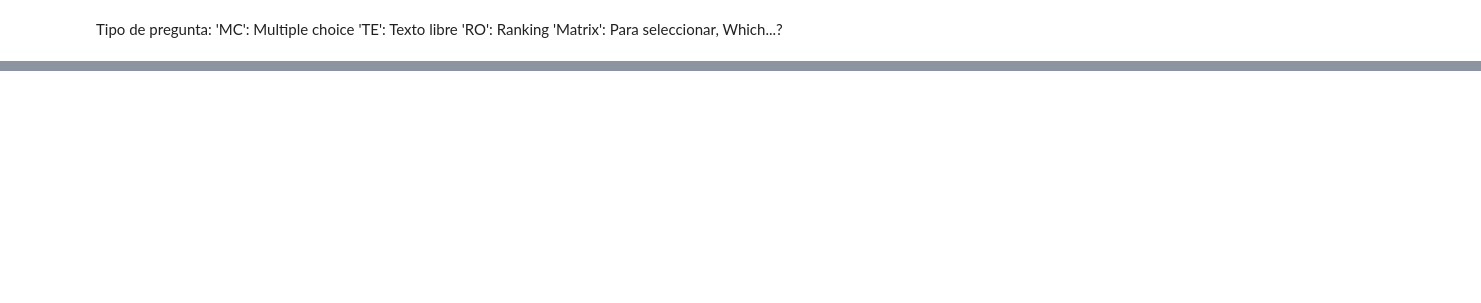
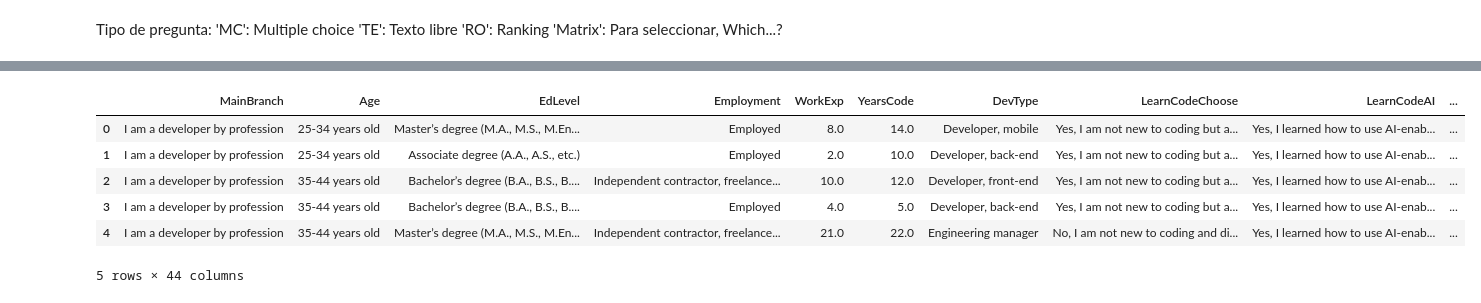
Before and after one commit to MateoGarrido13/StackOverflow-G23, a Jupyter notebook: Grupo23-Fund_C_Datos-StackOverflow.ipynb, the cells around one changed output, grey strips where cells are left out. Saved outputs shown, nothing was run; the diff lists cells and outputs as text; code cells hidden in the pictures; blank space fills up the shorter version.

```diff
--- a/Grupo23-Fund_C_Datos-StackOverflow.ipynb
+++ b/Grupo23-Fund_C_Datos-StackOverflow.ipynb
@@ -312,0 +309,38 @@ Dado que planteamos analizar la adopcion de IA por parte de los devs, la conside
+# %%
+# Vamos a deleccionar este subconjunto de variables de interes para analizar su distribucion, valores faltantes, outliers y aplicar las transformaciones que sean necesarias
+columnas_interes = [
+    # perfil
+    "MainBranch", "Age", "EdLevel", "Employment", "WorkExp", "YearsCode",
+    "DevType", "LearnCodeChoose", "LearnCodeAI", "RemoteWork", "Country",
+    # trabajo
+    "JobSat", "NewRole", "OrgSize", "ToolCountWork", "ToolCountPersonal",
+    # compensación
+    "Currency", "CompTotal", "ConvertedCompYearly",
+    # tecnologías
+    "LanguageHaveWorkedWith", "DatabaseHaveWorkedWith", "PlatformHaveWorkedWith",
+    "WebframeHaveWorkedWith", "DevEnvsChoice", "DevEnvsHaveWorkedWith",
+    "AIModelsChoice", "AIModelsHaveWorkedWith",
+    # adopción
+    "PurchaseInfluence", "TechEndorseIntro",
+    "TechEndorse_1", "TechEndorse_4", "TechEndorse_9",
+    "TechOppose_1", "TechOppose_5", "TechOppose_7", "TechOppose_9", "TechOppose_11",
+    # IA
+    "AIThreat", "AISelect", "AIAcc", "AIAgents", "AIAgentChange",
+    "AIToolPlan to partially use AI",
+    "AIToolDon't plan to use AI for this task",
+]
+
+faltantes = [c for c in columnas_interes if c not in df_encuestas.columns]
+if faltantes:
+    raise KeyError(faltantes)
+
+df_interes = df_encuestas[columnas_interes].copy()
+df_interes.head()
+# %% [output]
+|  | MainBranch | Age | EdLevel | Employment | WorkExp | YearsCode | DevType | LearnCodeChoose | LearnCodeAI | ... |
+| 0 | I am a developer by profession | 25-34 years old | Master’s degree (M.A., M.S., M.En... | Employed | 8.0 | 14.0 | Developer, mobile | Yes, I am not new to coding but a... | Yes, I learned how to use AI-enab... | ... |
+| 1 | I am a developer by profession | 25-34 years old | Associate degree (A.A., A.S., etc.) | Employed | 2.0 | 10.0 | Developer, back-end | Yes, I am not new to coding but a... | Yes, I learned how to use AI-enab... | ... |
+| 2 | I am a developer by profession | 35-44 years old | Bachelor’s degree (B.A., B.S., B.... | Independent contractor, freelance... | 10.0 | 12.0 | Developer, front-end | Yes, I am not new to coding but a... | Yes, I learned how to use AI-enab... | ... |
+| 3 | I am a developer by profession | 35-44 years old | Bachelor’s degree (B.A., B.S., B.... | Employed | 4.0 | 5.0 | Developer, back-end | Yes, I am not new to coding but a... | Yes, I learned how to use AI-enab... | ... |
+| 4 | I am a developer by profession | 35-44 years old | Master’s degree (M.A., M.S., M.En... | Independent contractor, freelance... | 21.0 | 22.0 | Engineering manager | No, I am not new to coding and di... | Yes, I learned how to use AI-enab... | ... |
+5 rows × 44 columns
```
Also changed, not shown: parts of 12 cells of this notebook, 2 other files.
